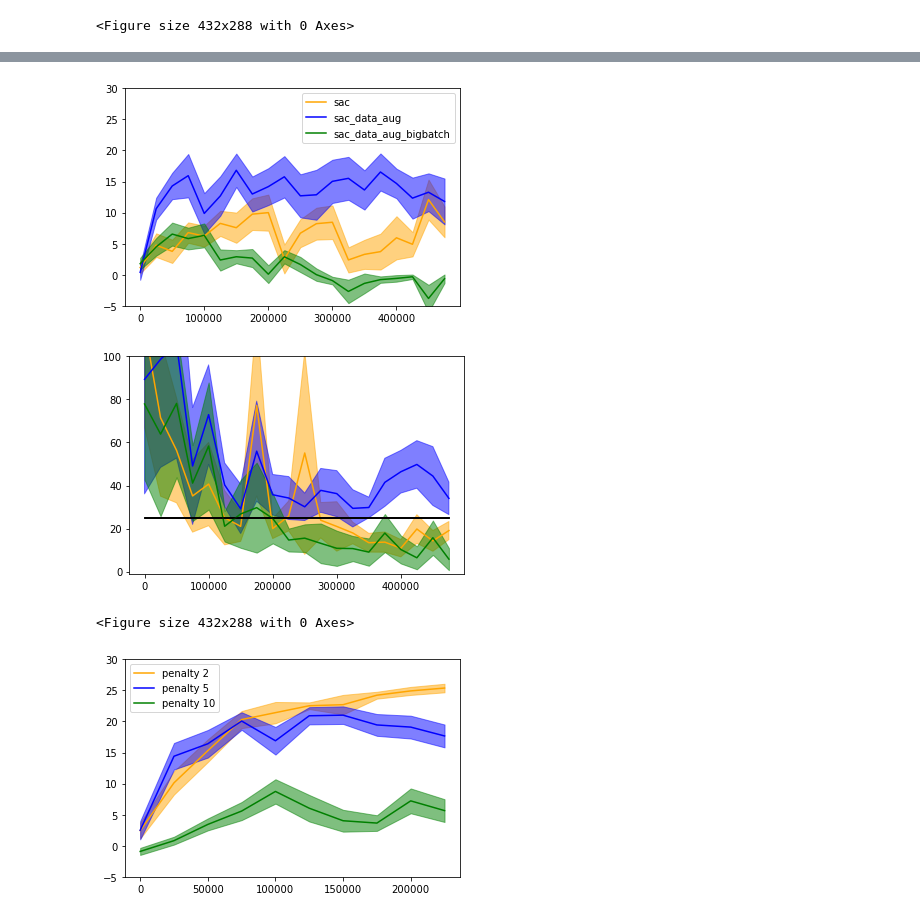
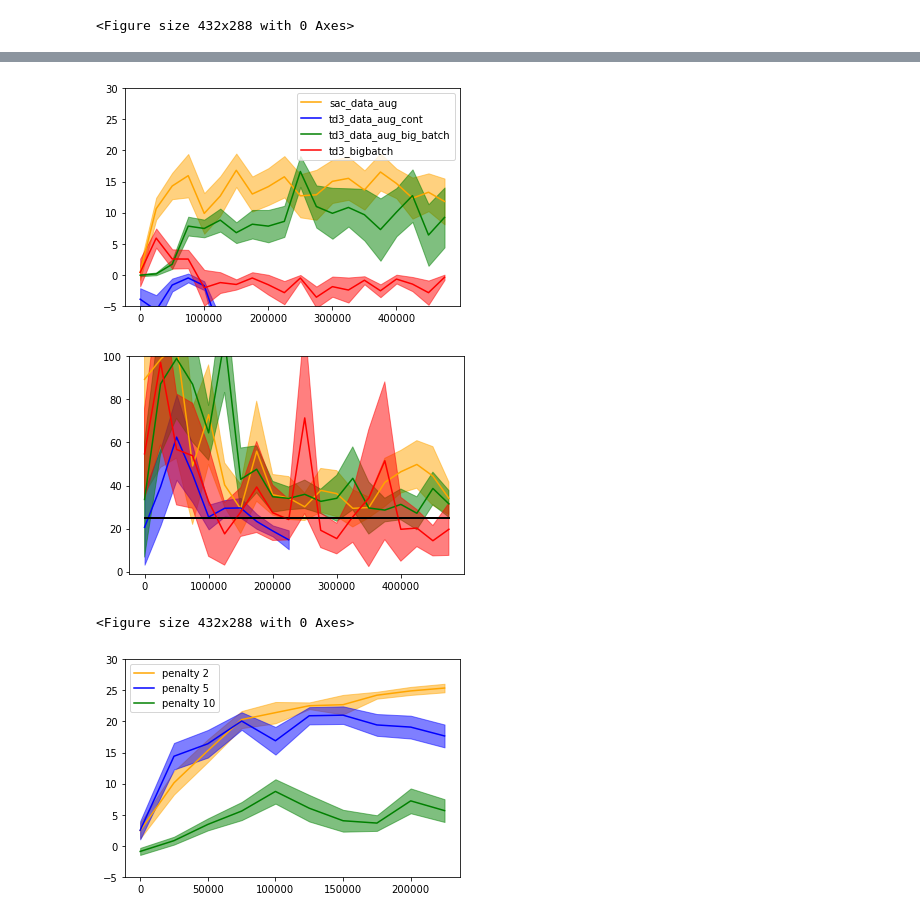
Before and after one commit to flodorner/Augmented_Constrained_RL, a Jupyter notebook: Plot_results.ipynb, the cells around one changed output, grey strips where cells are left out. Drawn from its saved outputs; the diff is of its cells as text; code cells hidden in the pictures.

```diff
--- a/Plot_results.ipynb
+++ b/Plot_results.ipynb
@@ -337,17 +373,17 @@ plt.show()
 # %%
-plot("sac_c_ss10k_m001_a1_c001_long",epochs=20)
-plot("sac_c_ss10k_m001_a1_c001_long_data_aug","blue",epochs=20)
-plot("sac_c_ss10k_m001_a1_c001_long_data_aug_bigbatch","green",epochs=20)
-
+plot("sac_c_ss10k_m001_a1_c001_long_data_aug",epochs=20)
+plot("td3_ss10k_m001_a1_c001_data_aug_nobuckets","blue",epochs=20)
+plot("td3_ss10k_m001_a1_c001_long_data_aug_bigbatch","green",epochs=20)
+plot("td3_ss10k_m001_a1_c001_long_bigbatch","red",epochs=20)
 
 plt.figure(1)
-plt.legend(["sac","sac_data_aug","sac_data_aug_bigbatch"])
+plt.legend(["sac_data_aug","td3_data_aug_cont","td3_data_aug_big_batch","td3_bigbatch"])
 plt.show()
 plt.figure(2)
 plt.show()
 # %% [output]
-[figure, old version]
+[figure, new version]
-[figure, old version]
+[figure, new version]
 <Figure size 432x288 with 0 Axes>
 # %%
 plot("sac_c_ss10k_m1_a2")
```
Also changed, not shown: parts of 2 cells of this notebook.
